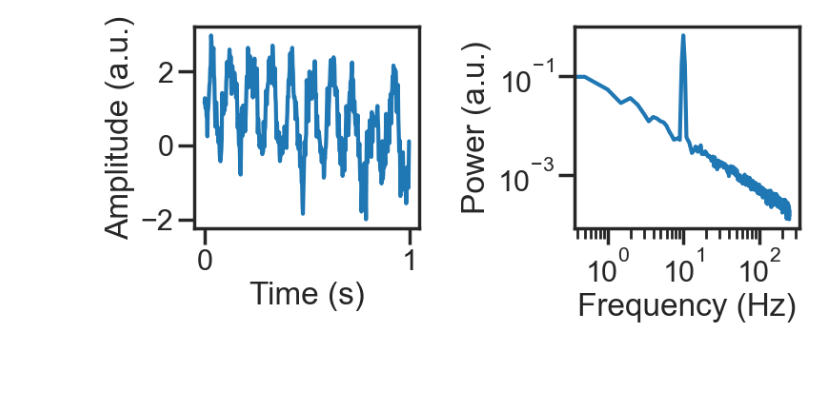
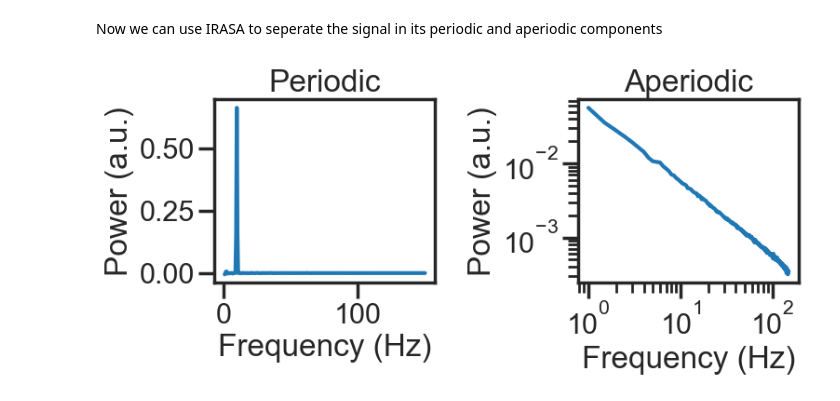
Before and after one commit to schmidtfa/pyrasa, a Jupyter notebook: examples/basic_functionality.ipynb, the cells around one changed output. Cells and saved outputs as stored; diff of their text form; code cells hidden in the pictures; blank space fills up the shorter version.

```diff
--- a/examples/basic_functionality.ipynb
+++ b/examples/basic_functionality.ipynb
@@ -24,17 +44,26 @@ times = create_times(n_seconds=n_seconds, fs=fs)
+# %% [markdown]
+Now we can use IRASA to seperate the signal in its periodic and aperiodic components
 # %%
+from pyrasa.irasa import irasa
 
+freq_irasa, psd_ap, psd_p = irasa(sig,
+                                  fs=fs,
+                                  band=(1, 150),
+                                  kwargs_psd={'nperseg': duration*fs,
+                                             'noverlap': duration*fs*overlap
+                                            },
+                                hset_info=(1, 2, 0.05))
 
-# %%
-max_times = times < 1
 f, axes = plt.subplots(ncols=2, figsize=(8, 4))
-axes[0].plot(times[max_times], sig[max_times])
-axes[0].set_ylabel('Amplitude (a.u.)')
-axes[0].set_xlabel('Time (s)')
-freq, psd = dsp.welch(sig, fs=fs, nperseg=duration*fs, noverlap=duration*fs*overlap)
-axes[1].loglog(freq, psd)
+axes[0].set_title('Periodic')
+axes[0].plot(freq_irasa, psd_p[0,:])
+axes[0].set_ylabel('Power (a.u.)')
+axes[0].set_xlabel('Frequency (Hz)')
+axes[1].set_title('Aperiodic')
+axes[1].loglog(freq_irasa, psd_ap[0,:])
 axes[1].set_ylabel('Power (a.u.)')
 axes[1].set_xlabel('Frequency (Hz)')
 
-plt.tight_layout()
+f.tight_layout()
 # %% [output]
-[figure, old version]
+[figure, new version]
```
Also changed, not shown: parts of 27 cells of this notebook, 2 other files.
